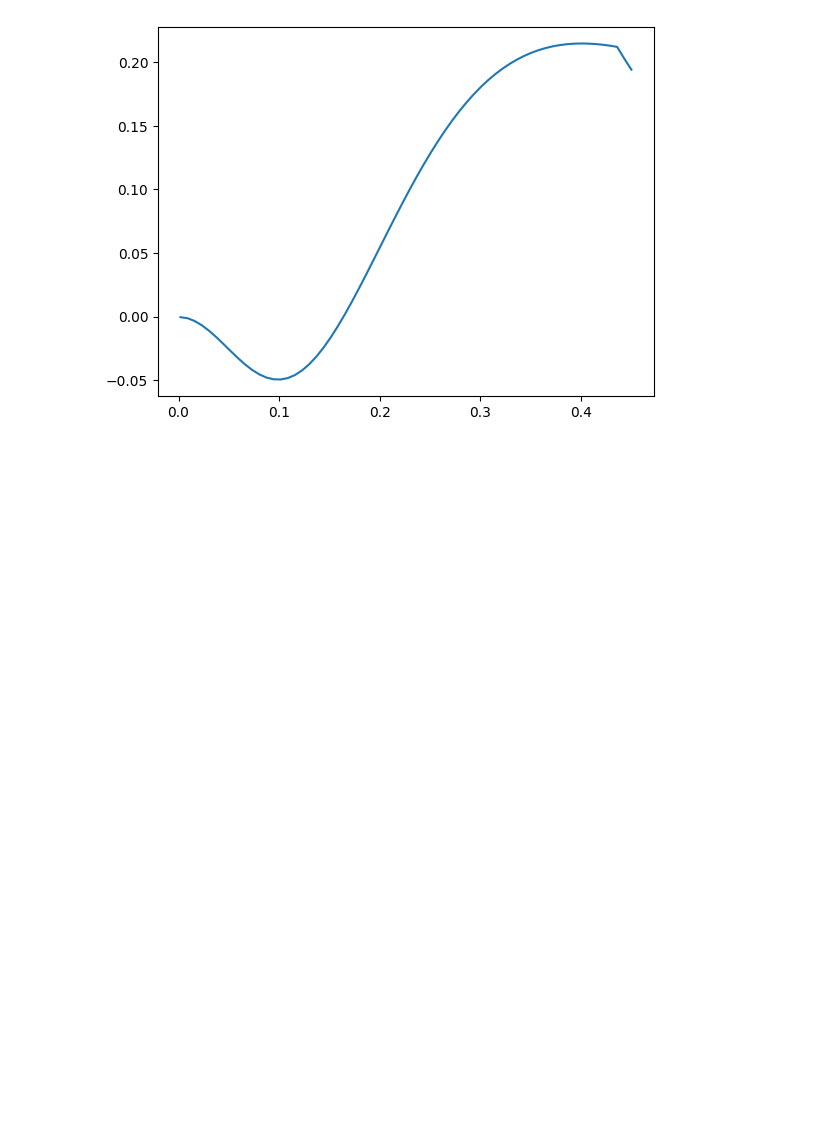
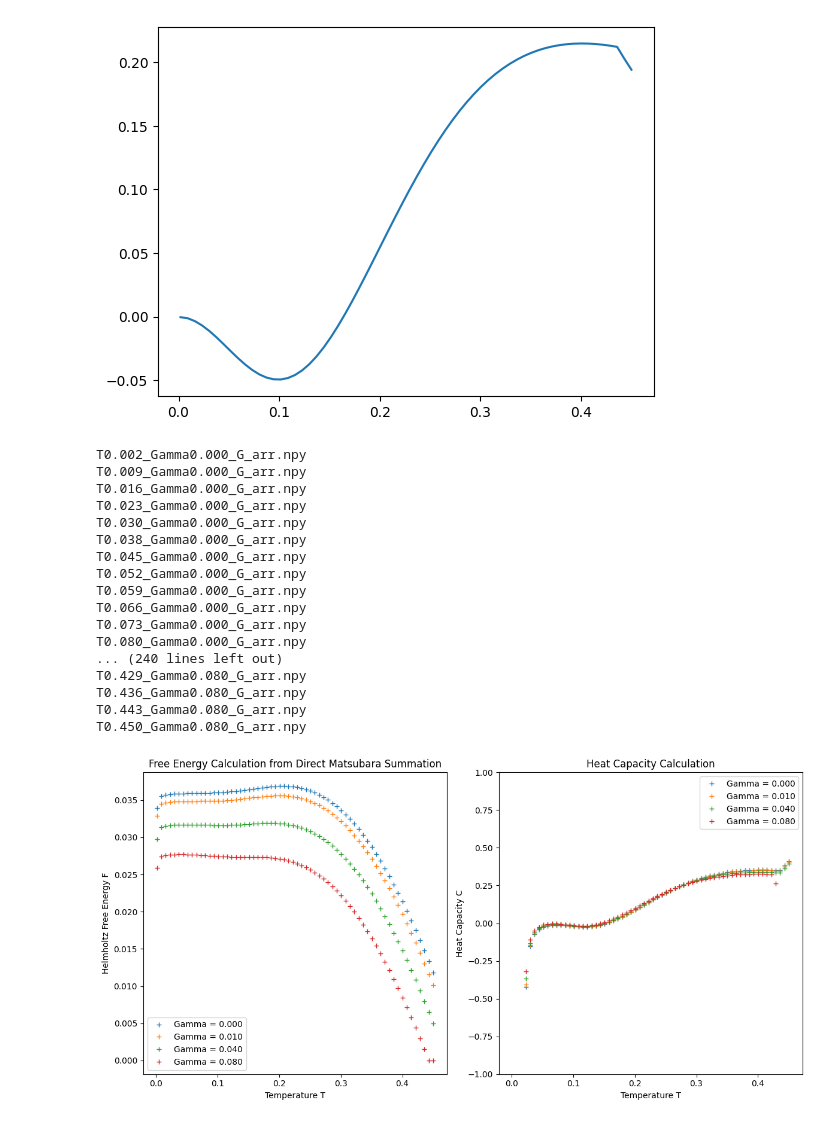
Before and after one commit to yulu-duck/two-band-superconductor, a Jupyter notebook: test.ipynb, the cells around one changed output. Cells and saved outputs as stored; diff of their text form; code cells hidden in the pictures; blank space fills up the shorter version.

```diff
--- a/test.ipynb
+++ b/test.ipynb
@@ -84,6 +92,6 @@ print(f'A Single Matsubara summation over {max_it} points takes {(endT - startT)
 # %%
 # Find the order parameters from the gap equations.
-ifSolveGap = False
+ifSolveGap = True
 if ifSolveGap:
     startT = time.time()
     res = SolveGap(initD,T_eval,0.04)
@@ -614,17 +519,0 @@ Loaded Tildes_total shape: (20000, 3)
-# %%
-# Define the directory where your .npy files are stored
-directory = 'data'
-
-F_arr_test = []
-temp_arr_test = []
-# Iterate over all files in the directory
-for filename in os.listdir(directory):
-    # Check if the filename contains 'G_arr' and ends with .npy
-    if 'Gamma0.000_G_arr' in filename and filename.endswith('.npy'):
-        filepath = os.path.join(directory, filename)
-        # Load the .npy file
-        G_arr = np.load(filepath)
-        T_filename = float(filename[1:6])
-        temp = T_arr[np.abs(T_arr - T_filename).argmin()] # determine the corresponding temperature
-        temp_arr_test.append(temp)
-        F_arr_test.append(free_energy(G_arr, temp))
@@ -688,3 +524,62 @@ plt.plot(T_arr, C)
 plt.show()
 # %% [output]
 [figure]
+# %%
+# Define the directory where your .npy files are stored
+directory = 'data'
+
+# calculate free energy at different temperature and impurity level
+Gamma_arr = np.array([0,0.01,0.04,0.08])
+T_arr = np.linspace(Tmin, 0.45, 64)
+F_arr = np.zeros((np.size(Gamma_arr),np.size(T_arr)))
+C_arr = np.zeros((np.size(Gamma_arr),np.size(T_arr)))
+for i in range(np.size(Gamma_arr)):
+    for j in range(np.size(T_arr)):
+        Gamma = Gamma_arr[i]
+        T_eval = T_arr[j]
+        G_arr, Tildes_total = load_results(T_eval, Gamma, directory)
+        F_arr[i,j] = free_energy(G_arr, T_eval)
+for i in range(np.size(Gamma_arr)):
+    Gamma = Gamma_arr[i]
+    C_arr[i,:] = heat_capacity_F(F_arr[i,:], T_arr)
+
+fig, axes = plt.subplots(1, 2, figsize=(12, 6))
+
+# Plot F_arr against T on the first subplot
+for i in range(np.size(Gamma_arr)):
+    axes[0].plot(T_arr, F_arr[i, :], '+', label=f'Gamma = {Gamma_arr[i]:.3f}')
+axes[0].set_xlabel('Temperature T')
+axes[0].set_ylabel('Helmholtz Free Energy F')
+axes[0].legend(loc='best')
+axes[0].set_title('Free Energy Calculation from Direct Matsubara Summation')
+
+# Plot C_arr (heat capacity) against T on the second subplot
+for i in range(np.size(Gamma_arr)):
+    axes[1].plot(T_arr, C_arr[i, :], '+', label=f'Gamma = {Gamma_arr[i]:.3f}')
+axes[1].set_xlabel('Temperature T')
+axes[1].set_ylabel('Heat Capacity C')
+axes[1].legend(loc='best')
+axes[1].set_title('Heat Capacity Calculation')
+axes[1].set_ylim(-1,1)
+# Adjust layout and show the plot
+plt.tight_layout()
+plt.show()
+# %% [output]
+T0.002_Gamma0.000_G_arr.npy
+T0.009_Gamma0.000_G_arr.npy
+T0.016_Gamma0.000_G_arr.npy
+T0.023_Gamma0.000_G_arr.npy
+T0.030_Gamma0.000_G_arr.npy
+T0.038_Gamma0.000_G_arr.npy
+T0.045_Gamma0.000_G_arr.npy
+T0.052_Gamma0.000_G_arr.npy
+T0.059_Gamma0.000_G_arr.npy
+T0.066_Gamma0.000_G_arr.npy
+T0.073_Gamma0.000_G_arr.npy
+T0.080_Gamma0.000_G_arr.npy
+... (240 lines left out)
+T0.429_Gamma0.080_G_arr.npy
+T0.436_Gamma0.080_G_arr.npy
+T0.443_Gamma0.080_G_arr.npy
+T0.450_Gamma0.080_G_arr.npy
+[figure, added]
```
Also changed, not shown: parts of 18 cells of this notebook, 2 other files.
